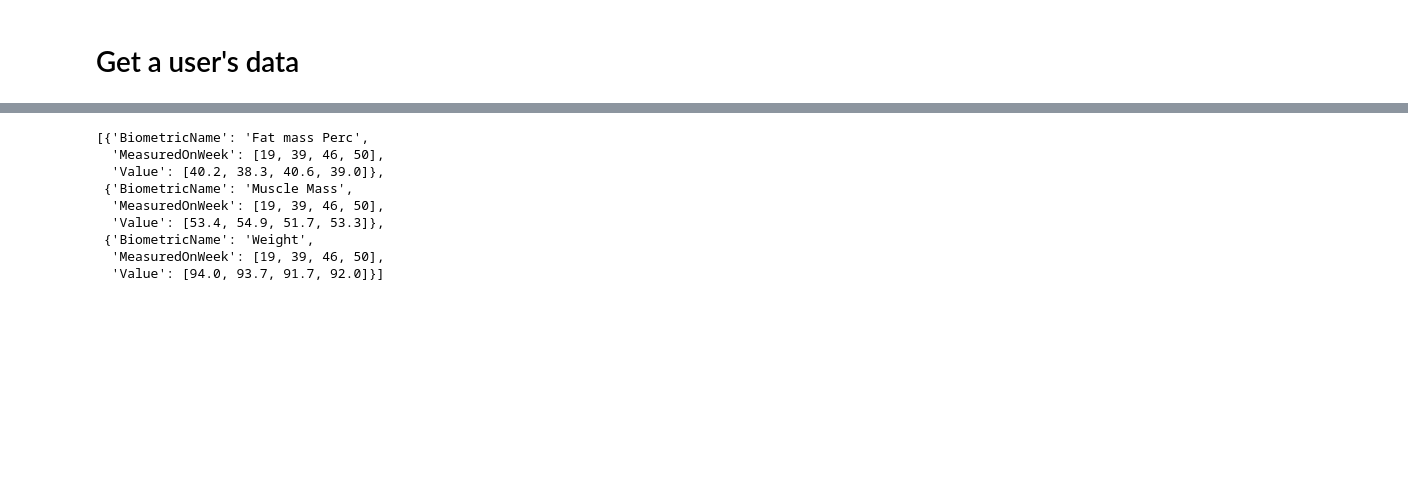
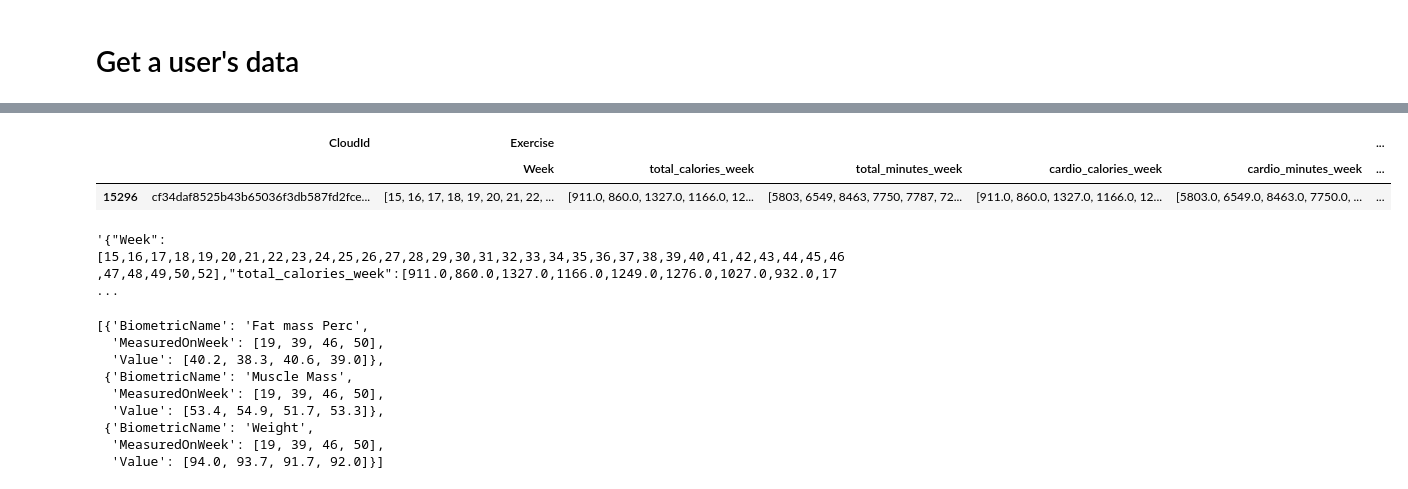
Before and after one commit to ariskoutris/biodash, a Jupyter notebook: forecasting-model/model_training.ipynb, the cells around one changed output, grey strips where cells are left out. Saved outputs shown, nothing was run; the diff lists cells and outputs as text; code cells hidden in the pictures; blank space fills up the shorter version.

```diff
--- a/forecasting-model/model_training.ipynb
+++ b/forecasting-model/model_training.ipynb
@@ -392,3 +502,14 @@ user_bms_filtered
+# %%
+user_ex = ex_df[(ex_df.CloudId == cloud_id)]
+user_ex
+# %% [output]
+|  | CloudId | Exercise |  |  |  |  | ... |
+|  |  | Week | total_calories_week | total_minutes_week | cardio_calories_week | cardio_minutes_week | ... |
+| 15296 | cf34daf8525b43b65036f3db587fd2fce... | [15, 16, 17, 18, 19, 20, 21, 22, ... | [911.0, 860.0, 1327.0, 1166.0, 12... | [5803, 6549, 8463, 7750, 7787, 72... | [911.0, 860.0, 1327.0, 1166.0, 12... | [5803.0, 6549.0, 8463.0, 7750.0, ... | ... |
+# %%
+user_ex['Exercise'].iloc[0].to_json()
+# %% [output]
+'{"Week":[15,16,17,18,19,20,21,22,23,24,25,26,27,28,29,30,31,32,33,34,35,36,37,38,39,40,41,42,43,44,45,46,47,48,49,50,52],"total_calories_week":[911.0,860.0,1327.0,1166.0,1249.0,1276.0,1027.0,932.0,17 ...
 # %%
 user_gender = user_bms_filtered['Gender'].iloc[0]
 user_age = user_bms_filtered['Age'].iloc[0]
```
Also changed, not shown: parts of 32 cells of this notebook, 11 other files.
